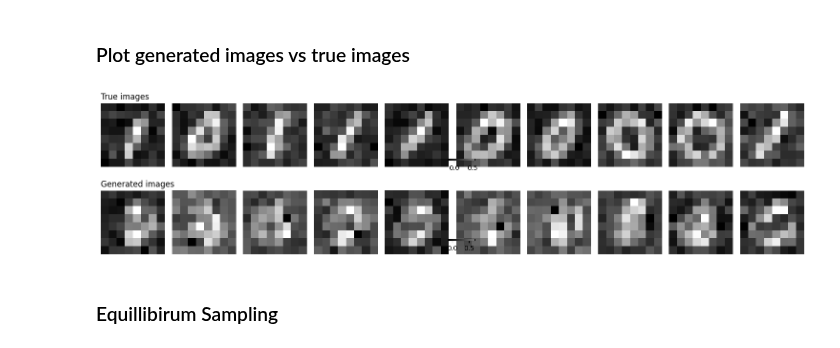
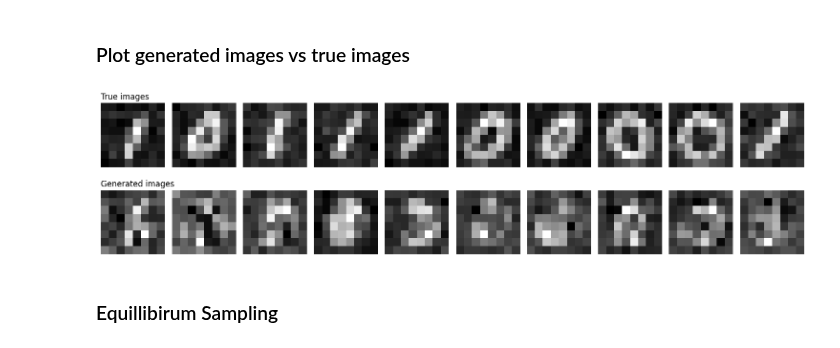
Before and after one commit to cyboesch/oscillator_dev, a Jupyter notebook: mechanical-p-bit/projects/physical-diffusion-models/overdamped-duffing-network-non-equilibirium-MNIST.ipynb, the cells around one changed output. Cells and saved outputs as stored; diff of their text form; code cells hidden in the pictures.

```diff
--- a/mechanical-p-bit/projects/physical-diffusion-models/overdamped-duffing-network-non-equilibirium-MNIST.ipynb
+++ b/mechanical-p-bit/projects/physical-diffusion-models/overdamped-duffing-network-non-equilibirium-MNIST.ipynb
@@ -43,7 +43,7 @@ if rescaling:
     samples_target = samples_target*additional_rescaling
 elif adding_noise:
     key_images =  jr.PRNGKey(100)  # Seed for reproducibility
-    sigma_images = 0.07
+    sigma_images = 0.05
     gaussian_noise = jr.normal(key_images, images_flat_raw.shape) * sigma_images
     images_flat_raw_noised = images_flat_raw + gaussian_noise
     samples_target, mean_MNIST, std_MNIST = normalize_samples(images_flat_raw_noised)
@@ -242,11 +242,11 @@ forward_time_pts = forward_time_pts.at[0].set(0.)
 print('forward_time_pts', forward_time_pts)
 
 # Optimization parameters
-learning_rate = 1.
+learning_rate = .1
 n_epochs = 100000//2
 batch_size = 128
 window_size=1000
-tolerance=1e-8
+tolerance=1e-12
 patience=50
 
 
@@ -487,8 +486,8 @@ vectorized_solve_SDE = vmap(
         t1,
         ts.shape[0],
         dt0,
-        rtol=1e-6,
-        atol=1e-9
+        rtol=1e-4,
+        atol=1e-7
     ),
     in_axes=(0, 0)
 )
@@ -507,36 +506,36 @@ images_generated = final_states_rescaled.reshape(-1, 8, 8)
 num_examples = 10  # number of examples to display
 fig, axes = plt.subplots(2, num_examples, figsize=(15, 4))  # Create a 2-row grid
 
 # Plot true images
 for i in range(num_examples):
     img = images_true[i]
     if img.shape[-1] == 1:
         img = img.squeeze(-1)
     im = axes[0, i].imshow(np.array(img), cmap='gray')
     axes[0, i].axis('off')
 
 # Add color bar for true images
-fig.colorbar(im, ax=axes[0, :], orientation='horizontal', fraction=0.02, pad=0.04)
+# fig.colorbar(im, ax=axes[0, :], orientation='horizontal', fraction=0.02, pad=0.04)
 
 # Plot generated images
 for i in range(num_examples):
     img_generated = images_generated[i]
     if img_generated.shape[-1] == 1:
         img_generated = img_generated.squeeze(-1)
     im = axes[1, i].imshow(np.array(img_generated), cmap='gray')
     axes[1, i].axis('off')
 
 # Add color bar for generated images
-fig.colorbar(im, ax=axes[1, :], orientation='horizontal', fraction=0.02, pad=0.04)
+# fig.colorbar(im, ax=axes[1, :], orientation='horizontal', fraction=0.02, pad=0.04)
 
 # Add titles
 axes[0, 0].set_title("True images", loc='left', fontsize=12)
 axes[1, 0].set_title("Generated images", loc='left', fontsize=12)
 
 plt.tight_layout()
 plt.show()
 # %% [output]
-[figure, old version]
+[figure, new version]
 # %% [markdown]
 ### Equillibirum Sampling
 # %%
```
Also changed, not shown: parts of 7 cells of this notebook.
